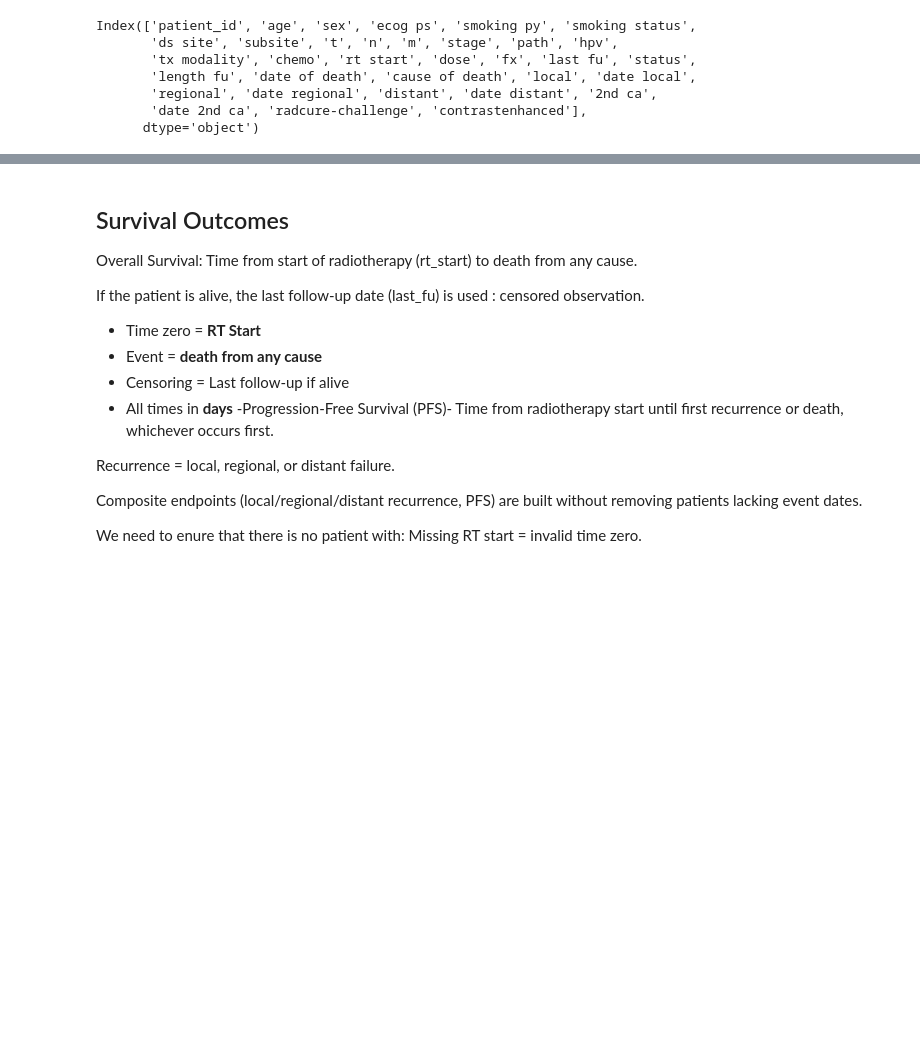
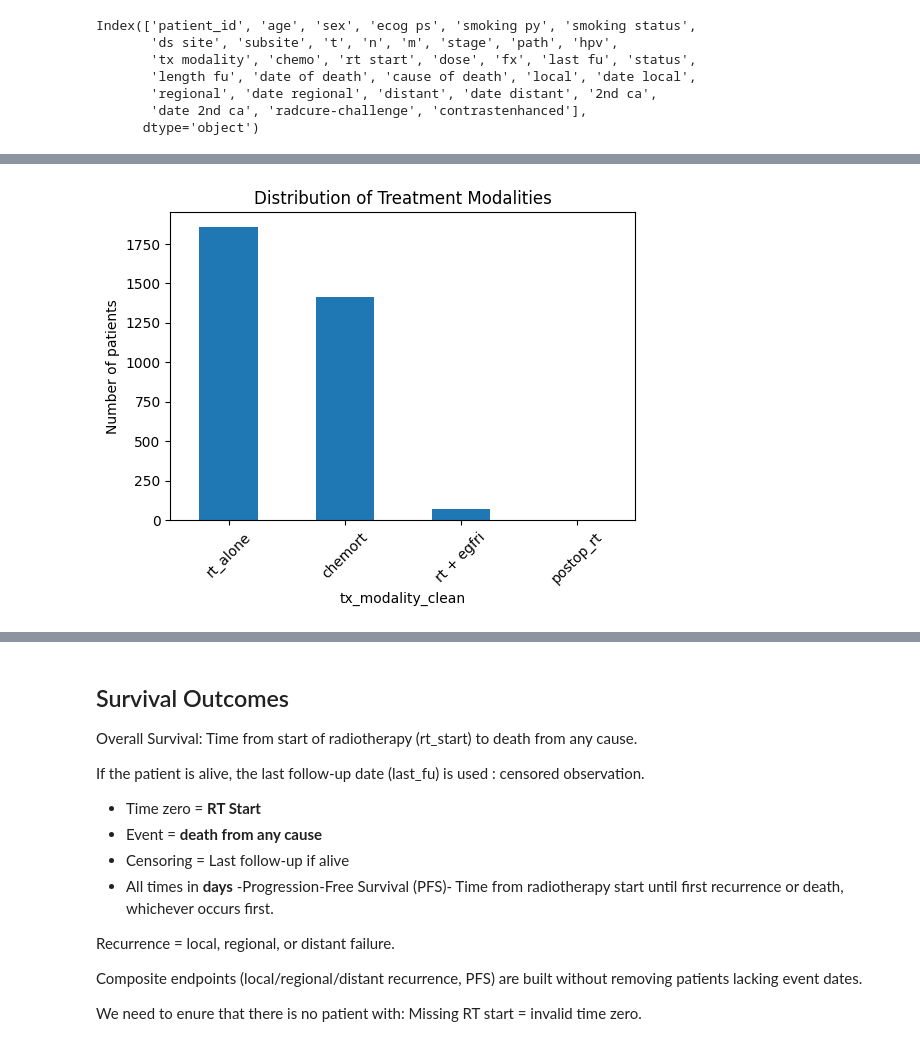
Before and after one commit to Doclikam/CausalMachineLearning-CRC-Drug-ResponsePrediction, a Jupyter notebook: RADCURE_causal.ipynb, the cells around one changed output, grey strips where cells are left out. Drawn from its saved outputs; the diff is of its cells as text; code cells hidden in the pictures; blank space fills up the shorter version.

```diff
--- a/RADCURE_causal.ipynb
+++ b/RADCURE_causal.ipynb
@@ -26,6 +32,6 @@ pd.set_option('display.max_columns', None)
 # %%
-radcure_data = pd.read_excel("/content/RADCURE_Clinical_v04_20241219.xlsx")#load the excel file
-radcure_data.head(2)#visulize the first 2 patients
+original_radcure_data = pd.read_excel("/content/RADCURE_Clinical_v04_20241219.xlsx")#load the excel file
+original_radcure_data.head(2)#visulize the first 2 patients
 # %% [output]
 |  | patient_id | Age | Sex | ECOG PS | Smoking PY | Smoking Status | Ds Site | Subsite | T | N | ... |
 | 0 | RADCURE-0005 | 62.6 | Female | ECOG 0 | 50 | Ex-smoker | Oropharynx | post wall | T4b | N2c | ... |
@@ -49,0 +65,9 @@ rad_data= radcure_data.copy()
+# %%
+plt.figure(figsize=(6,4))
+radcure_data['tx_modality_clean'].value_counts().plot(kind='bar')
+plt.title("Distribution of Treatment Modalities")
+plt.ylabel("Number of patients")
+plt.xticks(rotation=45)
+plt.show()
+# %% [output]
+[figure, added]
```
Also changed, not shown: parts of 38 cells of this notebook.
